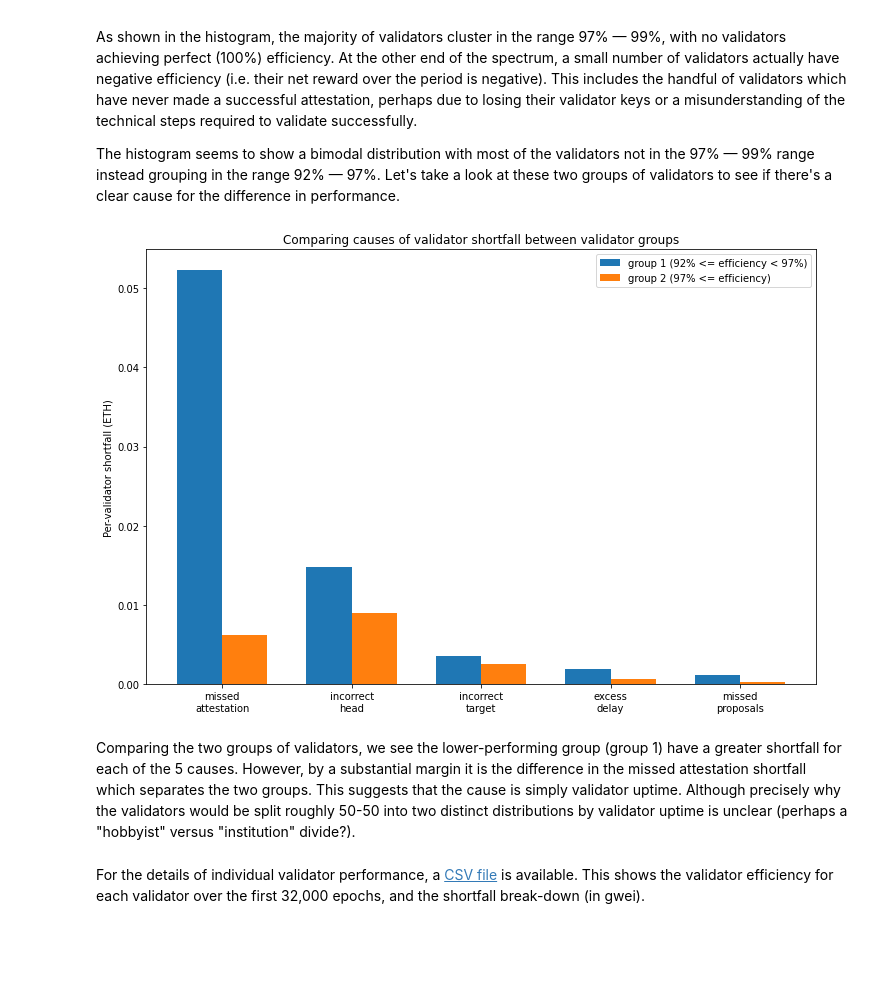
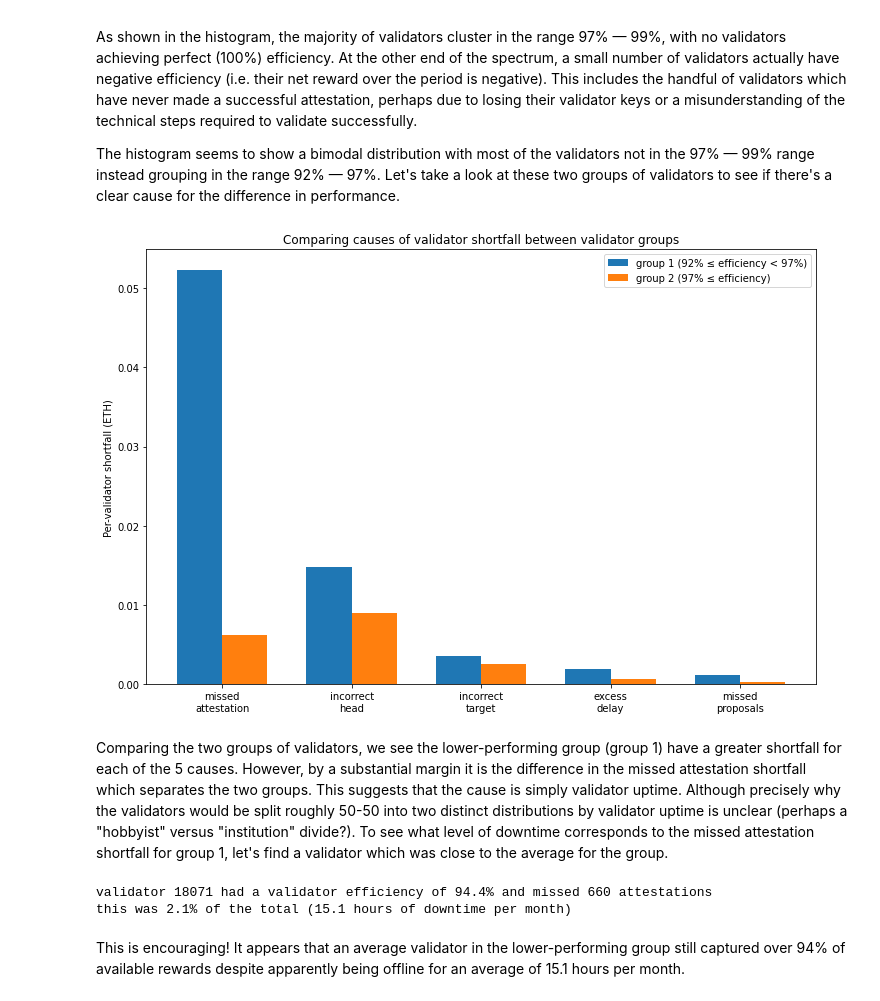
Before and after one commit to pintail-xyz/validator_rewards, a Jupyter notebook: beacon_chain_data.ipynb, the cells around one changed output. Drawn from its saved outputs; the diff is of its cells as text; code cells hidden in the pictures; blank space fills up the shorter version.

```diff
--- a/beacon_chain_data.ipynb
+++ b/beacon_chain_data.ipynb
@@ -436,7 +434,7 @@ As shown in the histogram, the majority of validators cluster in the range 97%
 
 The histogram seems to show a bimodal distribution with most of the validators not in the 97% — 99% range instead grouping in the range 92% — 97%. Let's take a look at these two groups of validators to see if there's a clear cause for the difference in performance.
 # %%
-# show shortfall pie charts for the two validator groups
+# show shortfall charts for the two validator groups
 
 group1_shortfalls = [0.0] * 5
 group2_shortfalls = group1_shortfalls.copy()
@@ -447,38 +445,64 @@ for v in reduced_genesis_set:
         group1_shortfalls[0] += v['missed_att_shortfall']
         group1_shortfalls[1] += v['incorrect_head_shortfall']
         group1_shortfalls[2] += v['incorrect_target_shortfall']
         group1_shortfalls[3] += v['excess_delay_shortfall']
         group1_shortfalls[4] += v['missed_proposer_reward']
         group1_count += 1
     elif v['validator_efficiency'] >= 0.97:
         group2_shortfalls[0] += v['missed_att_shortfall']
         group2_shortfalls[1] += v['incorrect_head_shortfall']
         group2_shortfalls[2] += v['incorrect_target_shortfall']
         group2_shortfalls[3] += v['excess_delay_shortfall']
         group2_shortfalls[4] += v['missed_proposer_reward']
         group2_count += 1
 
 labels = ['missed\nattestation', 'incorrect\nhead', 'incorrect\ntarget', 'excess\ndelay', 'missed\nproposals']
 width = 0.35
 x1 = [x - width/2 for x in range(len(labels))]
 x2 = [x + width/2 for x in range(len(labels))]
 
 y1 = [y / group1_count / 1e9 for y in group1_shortfalls]
 y2 = [y / group2_count / 1e9 for y in group2_shortfalls]
 
 fig, ax = plt.subplots(figsize=(12, 8))
-rects1 = ax.bar(x1, y1, width, label='group 1 (92% <= efficiency < 97%)')
-rects2 = ax.bar(x2, y2, width, label='group 2 (97% <= efficiency)')
+rects1 = ax.bar(x1, y1, width, label='group 1 (92% ≤ efficiency < 97%)')
+rects2 = ax.bar(x2, y2, width, label='group 2 (97% ≤ efficiency)')
 
 ax.set_xticks(range(len(labels)))
 ax.set_xticklabels(labels)
 ax.set_ylabel('Per-validator shortfall (ETH)')
 ax.set_title('Comparing causes of validator shortfall between validator groups')
 ax.legend();
 # %% [output]
-[figure, old version]
+[figure, new version]
 # %% [markdown]
-Comparing the two groups of validators, we see the lower-performing group (group 1) have a greater shortfall for each of the 5 causes. However, by a substantial margin it is the difference in the missed attestation shortfall which separates the two groups. This suggests that the cause is simply validator uptime. Although precisely why the validators would be split roughly 50-50 into two distinct distributions by validator uptime is unclear (perhaps a "hobbyist" versus "institution" divide?).
+Comparing the two groups of validators, we see the lower-performing group (group 1) have a greater shortfall for each of the 5 causes. However, by a substantial margin it is the difference in the missed attestation shortfall which separates the two groups. This suggests that the cause is simply validator uptime. Although precisely why the validators would be split roughly 50-50 into two distinct distributions by validator uptime is unclear (perhaps a "hobbyist" versus "institution" divide?). To see what level of downtime corresponds to the missed attestation shortfall for group 1, let's find a validator which was close to the average for the group.
+# %%
+# find validator close to average missed attestation shortfall for group 1 and determine downtime
+
+target = int(group1_shortfalls[0] / group1_count)
+cursor.execute(
+    f"SELECT f_validator_index FROM t_validator_epoch_extras "
+    f"WHERE f_epoch = {END_EPOCH} AND f_validator_index < 21063 "
+    f"ORDER BY ABS(f_shortfall_missed - {target}) LIMIT 1"
+)
+val_index = cursor.fetchone()[0]
+
+cursor.execute(
+    f"SELECT COUNT(*) FROM t_validator_epoch_summaries "
+    f"WHERE f_validator_index = {val_index} AND f_epoch <= {END_EPOCH} AND NOT f_attestation_included"
+)
+n_missed = cursor.fetchone()[0]
+frac = n_missed / END_EPOCH
+eff = 100 * validators[val_index]['validator_efficiency']
+
+print(f"validator {val_index} had a validator efficiency of {eff:.1f}% and missed {n_missed} attestations")
+print(f"this was {100 * frac:.1f}% of the total ({24 * 365 / 12 * frac:.1f} hours of downtime per month)")
+# %% [output]
+validator 18071 had a validator efficiency of 94.4% and missed 660 attestations
+this was 2.1% of the total (15.1 hours of downtime per month)
+# %% [markdown]
+This is encouraging! It appears that an average validator in the lower-performing group still captured over 94% of available rewards despite apparently being offline for an average of 15.1 hours per month.
 # %%
 # write validator performance stats up to epoch 32000 to csv
 
@@ -522,6 +546,4 @@ with open('validator_performance.csv', 'w') as f:
                 head_shortfall, excess_delay_shortfall, proposer_reward, missed_proposer_reward, max_reward
             ]
         )
-# %% [markdown]
-For the details of individual validator performance, a [CSV file](validator_performance.csv) is available. This shows the validator efficiency for each validator over the first 32,000 epochs, and the shortfall break-down (in gwei).
 # %% [markdown]
```
Also changed, not shown: parts of 12 cells of this notebook.
